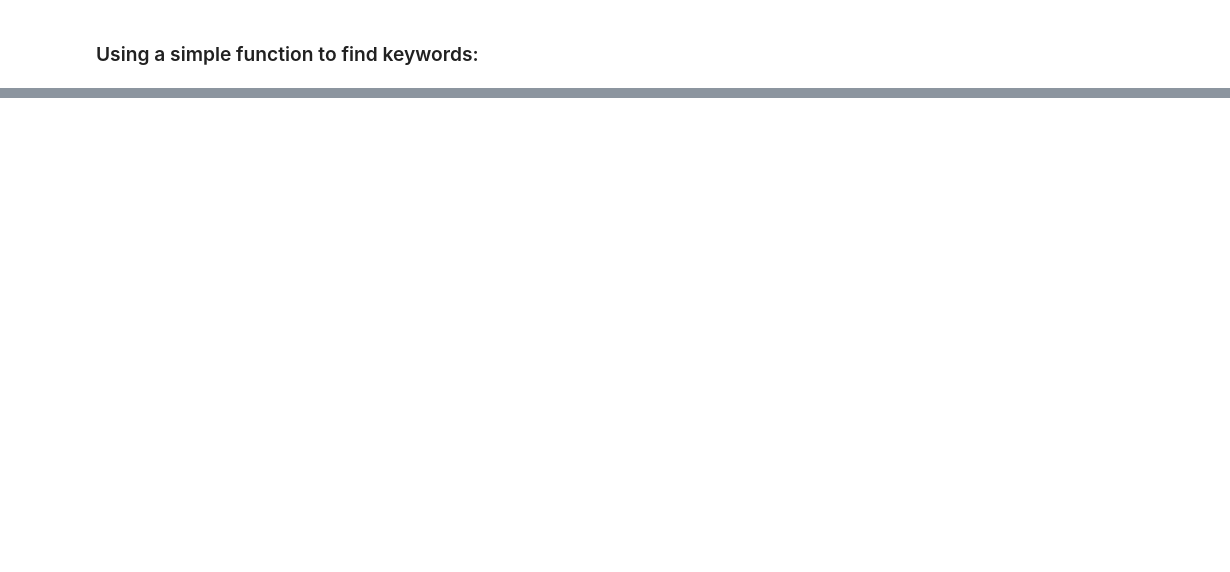
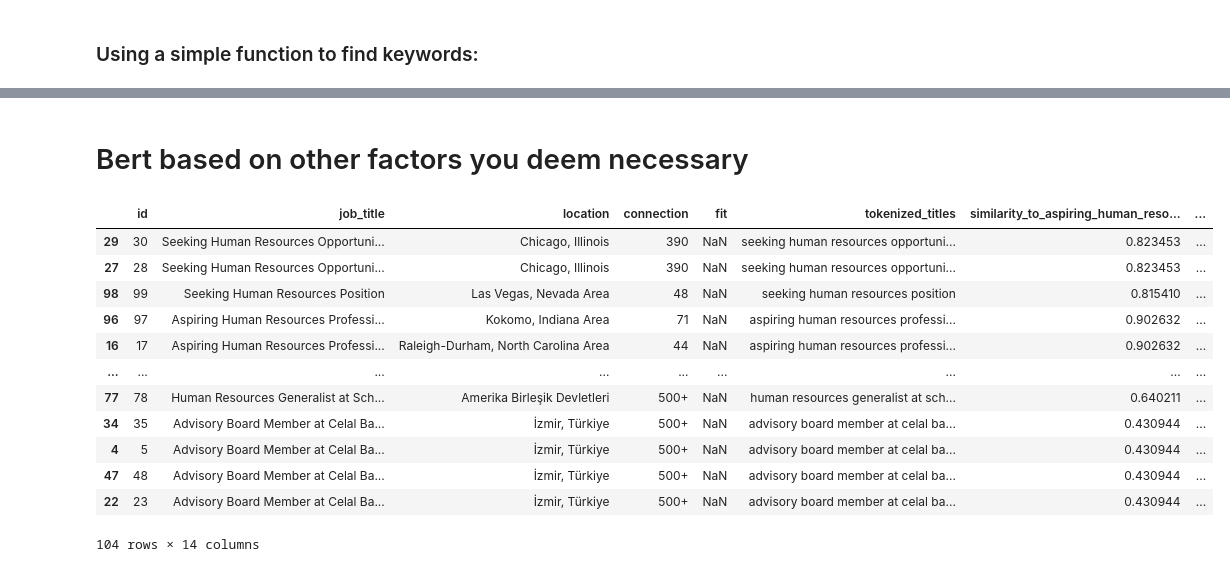
Before and after one commit to hugofmonteiro/NLP-TalentAcquisition-Project, a Jupyter notebook: notebooks/talentAcquisition.ipynb, the cells around one changed output, grey strips where cells are left out. Drawn from its saved outputs; the diff is of its cells as text; code cells hidden in the pictures; blank space fills up the shorter version.

```diff
--- a/notebooks/talentAcquisition.ipynb
+++ b/notebooks/talentAcquisition.ipynb
@@ -69,0 +320,71 @@ merged_df.head()
+# %% [markdown]
+# Bert based on other factors you deem necessary
+# %%
+# Load pre-trained model tokenizer and model
+tokenizer = BertTokenizer.from_pretrained('bert-base-uncased')
+model = BertModel.from_pretrained('bert-base-uncased', output_hidden_states=True)
+
+# Tokenization and Encoding for BERT
+def bert_encode(text):
+    encoded_input = tokenizer(text, return_tensors='pt', padding=True, truncation=True)
+    with torch.no_grad():
+        output = model(**encoded_input)
+    return output.last_hidden_state.mean(dim=1).squeeze()
+
+# Function to calculate cosine similarity
+def cosine_similarity(vec1, vec2):
+    return 1 - cosine(vec1, vec2)
+
+# Define key phrases (excluding 'Chicago, Illinois')
+key_phrases = ["aspiring human resources", "seeking human resources"]
+
+# Compute BERT embeddings for key phrases
+key_phrase_embeddings = [bert_encode(phrase) for phrase in key_phrases]
+
+# Calculate similarity for job titles
+df['tokenized_titles'] = df['job_title'].apply(lambda x: x.lower())
+for idx, phrase in enumerate(key_phrases):
+    phrase_embedding = key_phrase_embeddings[idx]
+    df['similarity_to_' + phrase.replace(" ", "_")] = df['tokenized_titles'].apply(
+        lambda x: cosine_similarity(bert_encode(x), phrase_embedding)
+    )
+
+# Calculate similarity for 'Chicago, Illinois' with location
+df['tokenized_locations'] = df['location'].apply(lambda x: x.lower())
+chicago_embedding = bert_encode("Chicago, Illinois")
+df['similarity_to_Chicago_Illinois'] = df['tokenized_locations'].apply(
+    lambda x: cosine_similarity(bert_encode(x), chicago_embedding)
+)
+
+def connection_to_prob(connection):
+    if connection.strip() == '500+':
+        return 1.00
+    else:
+        # Remove any non-numeric characters before conversion
+        numeric_connection = ''.join(filter(str.isdigit, connection))
+        return min(int(numeric_connection) / 500, 1.00)
+
+df['connection_prob'] = df['connection'].apply(connection_to_prob)
+
+# Create the new columns
+df['FIT'] = df['similarity_to_aspiring_human_resources'] + df['similarity_to_seeking_human_resources']
+df['FIT_AND_CONNECTIONS'] = df['similarity_to_aspiring_human_resources'] + df['similarity_to_seeking_human_resources'] + df['similarity_to_Chicago_Illinois']
+df['ALL_Ajusted_Location'] = df['FIT_AND_CONNECTIONS'] + df['connection_prob']
+
+# Rank rows based on 'FIT' probability from highest to lowest
+df_ranked = df.sort_values(by='FIT', ascending=False)
+df_ranked
+# %% [output]
+|  | id | job_title | location | connection | fit | tokenized_titles | similarity_to_aspiring_human_reso... | ... |
+| 29 | 30 | Seeking Human Resources Opportuni... | Chicago, Illinois | 390 | NaN | seeking human resources opportuni... | 0.823453 | ... |
+| 27 | 28 | Seeking Human Resources Opportuni... | Chicago, Illinois | 390 | NaN | seeking human resources opportuni... | 0.823453 | ... |
+| 98 | 99 | Seeking Human Resources Position | Las Vegas, Nevada Area | 48 | NaN | seeking human resources position | 0.815410 | ... |
+| 96 | 97 | Aspiring Human Resources Professi... | Kokomo, Indiana Area | 71 | NaN | aspiring human resources professi... | 0.902632 | ... |
+| 16 | 17 | Aspiring Human Resources Professi... | Raleigh-Durham, North Carolina Area | 44 | NaN | aspiring human resources professi... | 0.902632 | ... |
+| ... | ... | ... | ... | ... | ... | ... | ... | ... |
+| 77 | 78 | Human Resources Generalist at Sch... | Amerika Birleşik Devletleri | 500+ | NaN | human resources generalist at sch... | 0.640211 | ... |
+| 34 | 35 | Advisory Board Member at Celal Ba... | İzmir, Türkiye | 500+ | NaN | advisory board member at celal ba... | 0.430944 | ... |
+| 4 | 5 | Advisory Board Member at Celal Ba... | İzmir, Türkiye | 500+ | NaN | advisory board member at celal ba... | 0.430944 | ... |
+| 47 | 48 | Advisory Board Member at Celal Ba... | İzmir, Türkiye | 500+ | NaN | advisory board member at celal ba... | 0.430944 | ... |
+| 22 | 23 | Advisory Board Member at Celal Ba... | İzmir, Türkiye | 500+ | NaN | advisory board member at celal ba... | 0.430944 | ... |
+104 rows × 14 columns
```
Also changed, not shown: parts of 62 cells of this notebook, 1 other file.
